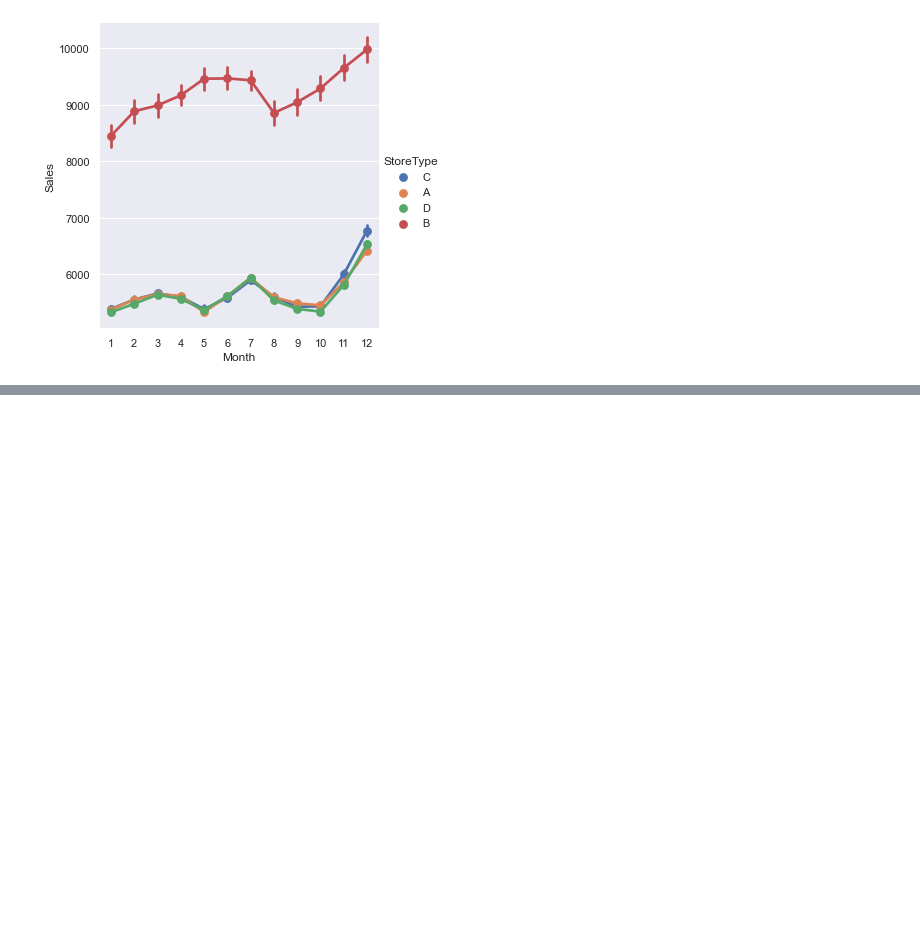
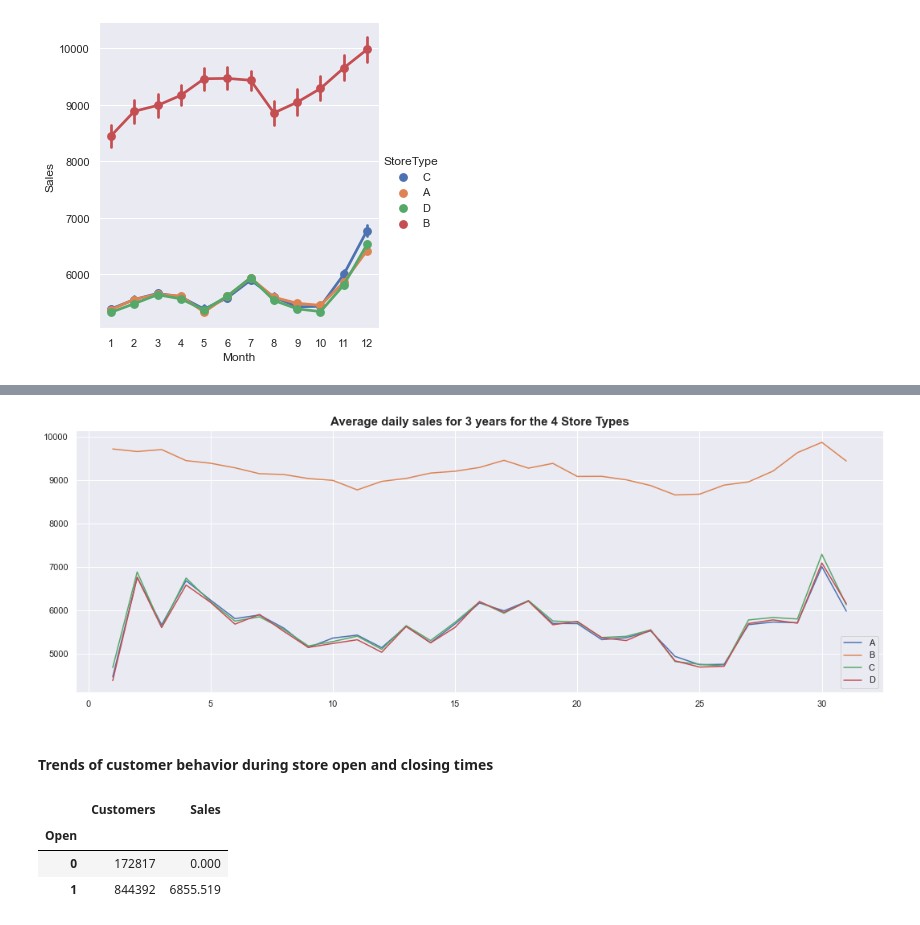
Before and after one commit to Yohanes-GR/Pharmaceutical-Sales-Forcasting, a Jupyter notebook: notebooks/EDA.ipynb, the cells around one changed output, grey strips where cells are left out. Drawn from its saved outputs; the diff is of its cells as text; code cells hidden in the pictures; blank space fills up the shorter version.

```diff
--- a/notebooks/EDA.ipynb
+++ b/notebooks/EDA.ipynb
@@ -608,0 +565,27 @@ plt.show()
+# %%
+def plot_trend(df, columns, feature, title, x_label="", y_label="", labels=['']):
+  plt.figure(figsize=(18, 6))
+  for i in range(len(columns)):
+    sns.lineplot(x=df.index, y=df[columns[i]][feature], label=labels[i])
+  plt.title(title, fontsize=15, fontweight='bold')
+  plt.ylabel(x_label, fontsize=14)
+  plt.xlabel(y_label, fontsize=14)
+  plt.show()
+# %%
+daily_trend = df.groupby(['Day', 'StoreType']).agg({'Customers': 'mean', 'Sales': 'mean'})
+daily_trend = daily_trend.unstack().swaplevel(0, 1, 1).sort_index(1)
+columns = ["A", "B", "C", "D"]
+plot_trend(daily_trend, columns, 'Sales', 'Average daily sales for 3 years for the 4 Store Types', labels=columns)
+# %% [output]
+[figure, added]
+# %% [markdown]
+#### Trends of customer behavior during store open and closing times
+# %%
+cust_trend = df.groupby(['Open']).agg({'Customers': 'count', 'Sales': 'mean'})
+cust_trend.columns = ['Customers',	'Sales']
+cust_trend
+# %% [output]
+|  | Customers | Sales |
+| Open |  |  |
+| 0 | 172817 | 0.000 |
+| 1 | 844392 | 6855.519 |
```
Also changed, not shown: parts of 24 cells of this notebook.
